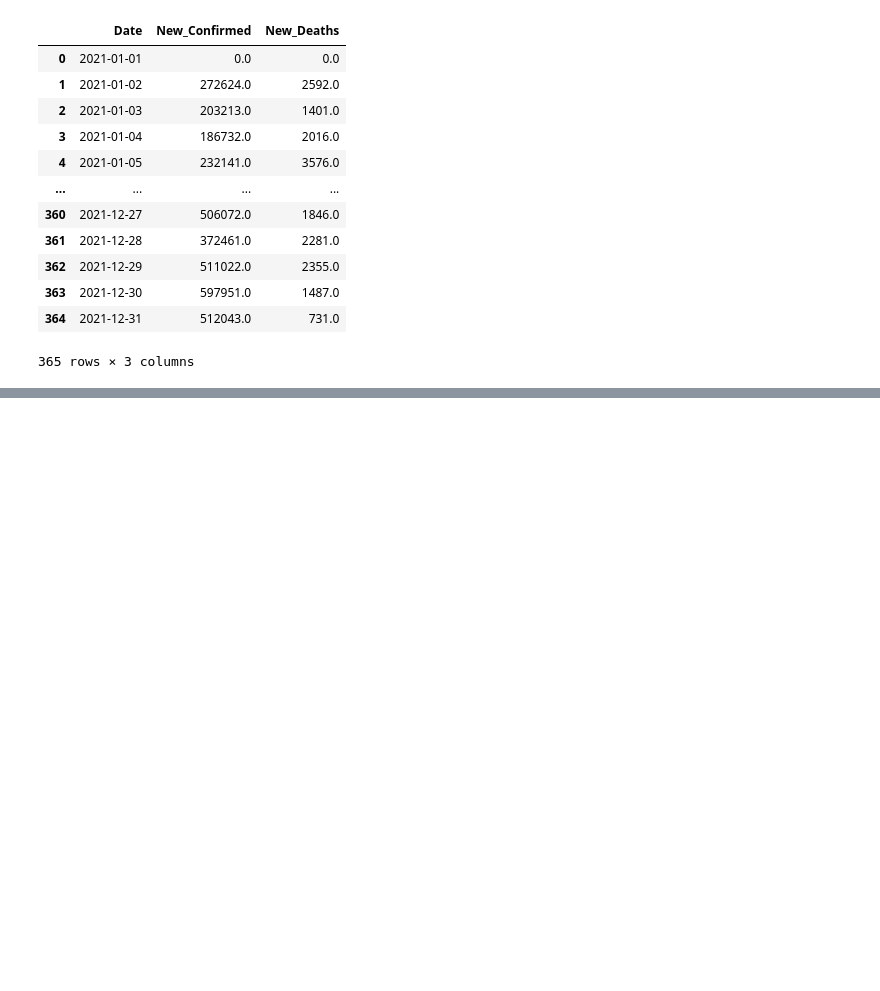
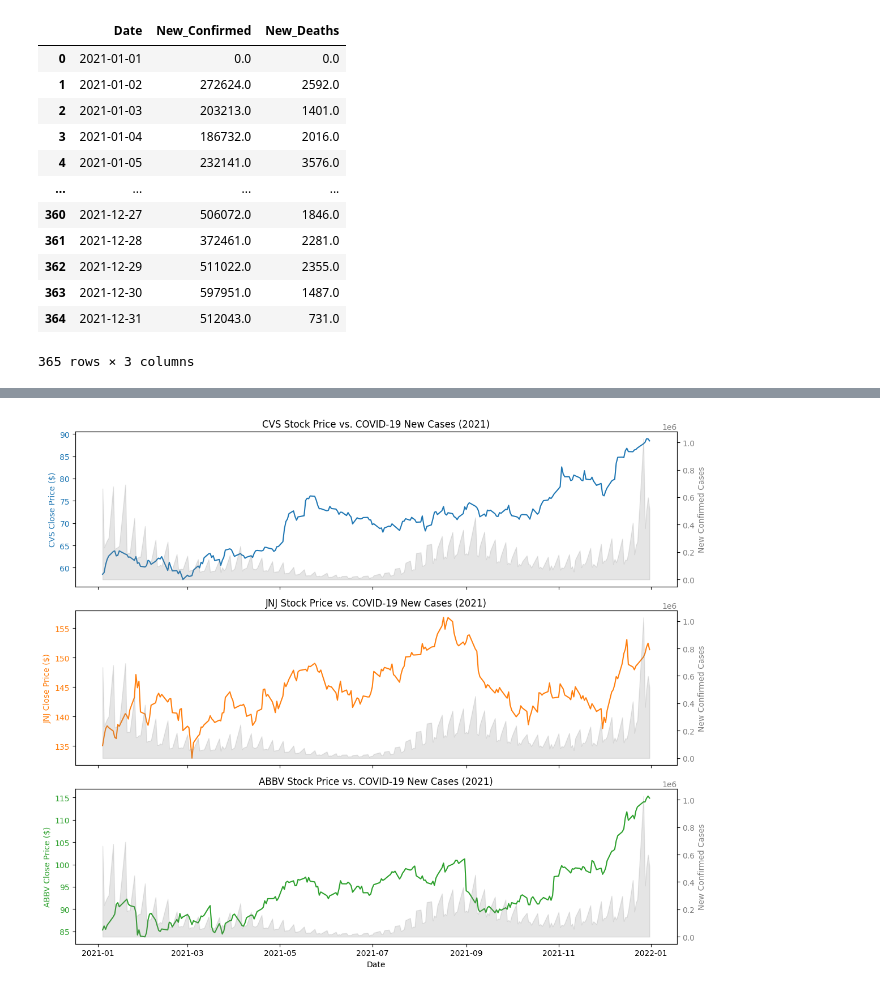
Before and after one commit to Bowen-Zhao999/IS-477, a Jupyter notebook: projectFile.ipynb, the cells around one changed output, grey strips where cells are left out. Saved outputs shown, nothing was run; the diff lists cells and outputs as text; code cells hidden in the pictures; blank space fills up the shorter version.

```diff
--- a/projectFile.ipynb
+++ b/projectFile.ipynb
@@ -221,0 +260,16 @@ display(df_combined)
+# %%
+# calculate Z-scores for infection and mortality rates
+df_combined['Infection_Z'] = (inf_rolling - inf_rolling.mean()) / inf_rolling.std()
+df_combined['Mortality_Z'] = (mor_rolling - mor_rolling.mean()) / mor_rolling.std()
+# %%
+# calculat the momentum (change rate) of infection and mortality
+df_combined['Infection_Momentum'] = inf_rolling.pct_change(7)
+df_combined['Mortality_Momentum'] = mor_rolling.pct_change(14)
+# %%
+# calculate a composite severity index (weighted average of infection and mortality Z-scores)
+df_combined['Severity_Index'] = 0.3 * df_combined['Infection_Z'] + 0.7 * df_combined['Mortality_Z']
+# %%
+# calculate the daily change rates (returns) for stock prices
+df_combined['CVS_Return'] = df_combined['CVS_Close'].pct_change()
+df_combined['JNJ_Return'] = df_combined['JNJ_Close'].pct_change()
+df_combined['ABBV_Return'] = df_combined['ABBV_Close'].pct_change()
@@ -221,0 +304,27 @@ display(df_combined)
+# %%
+
+
+df_combined['Date'] = pd.to_datetime(df_combined['Date'])
+tickers = ['CVS', 'JNJ', 'ABBV']
+colors = ['#1f77b4', '#ff7f0e', '#2ca02c']
+
+fig, axes = plt.subplots(3, 1, figsize=(12, 10), sharex=True)
+
+for ax, ticker, color in zip(axes, tickers, colors):
+    ax.plot(df_combined['Date'], df_combined[f'{ticker}_Close'],
+            color=color, label=f'{ticker} Close')
+    ax.set_ylabel(f'{ticker} Close Price ($)', color=color)
+    ax.tick_params(axis='y', labelcolor=color)
+    ax.set_title(f'{ticker} Stock Price vs. COVID-19 New Cases (2021)')
+
+    ax2 = ax.twinx()
+    ax2.fill_between(df_combined['Date'], df_combined['New_Confirmed'],
+                     color='gray', alpha=0.2, label='New Confirmed')
+    ax2.set_ylabel('New Confirmed Cases', color='gray')
+    ax2.tick_params(axis='y', labelcolor='gray')
+
+axes[-1].set_xlabel('Date')
+plt.tight_layout()
+plt.show()
+# %% [output]
+[figure, added]
```
Also changed, not shown: parts of 9 cells of this notebook.
